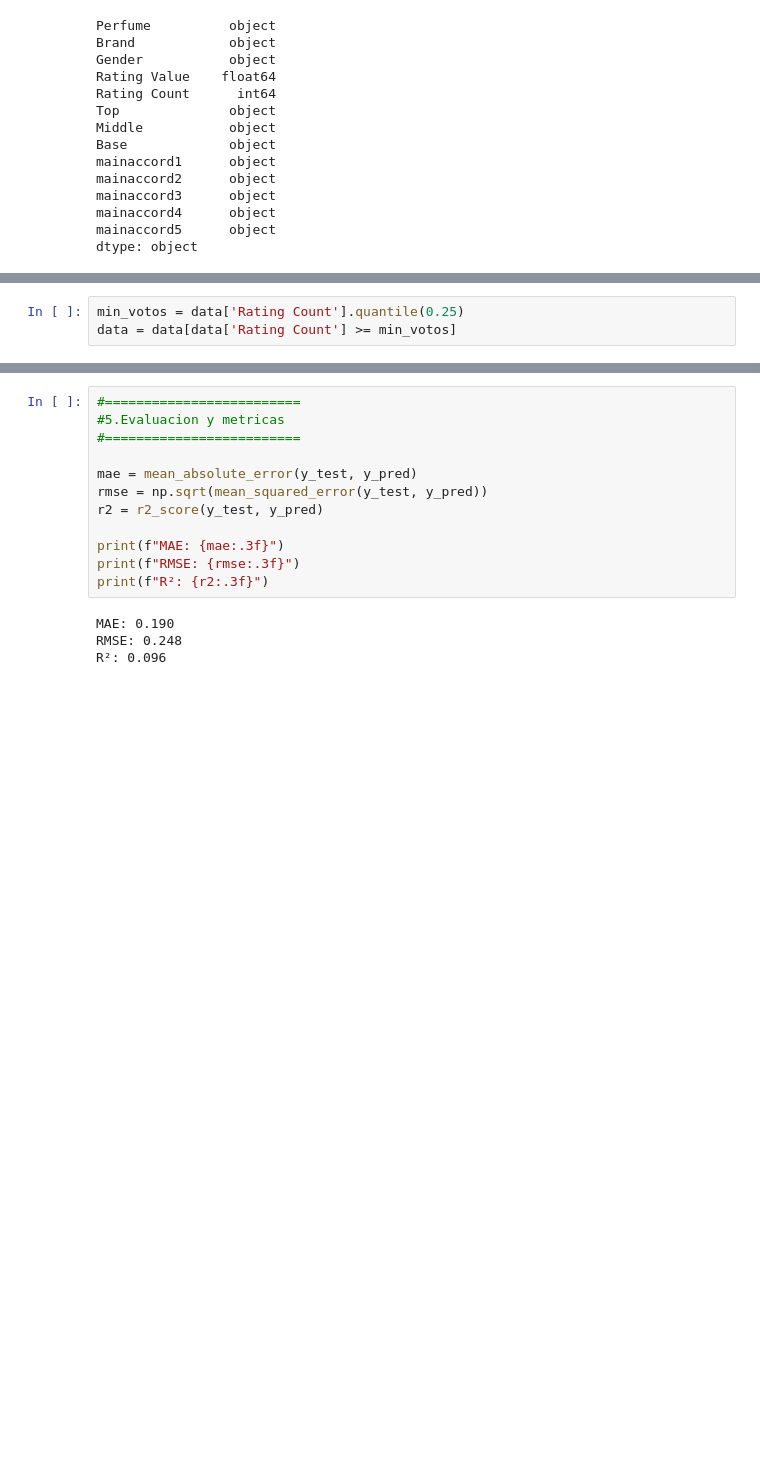
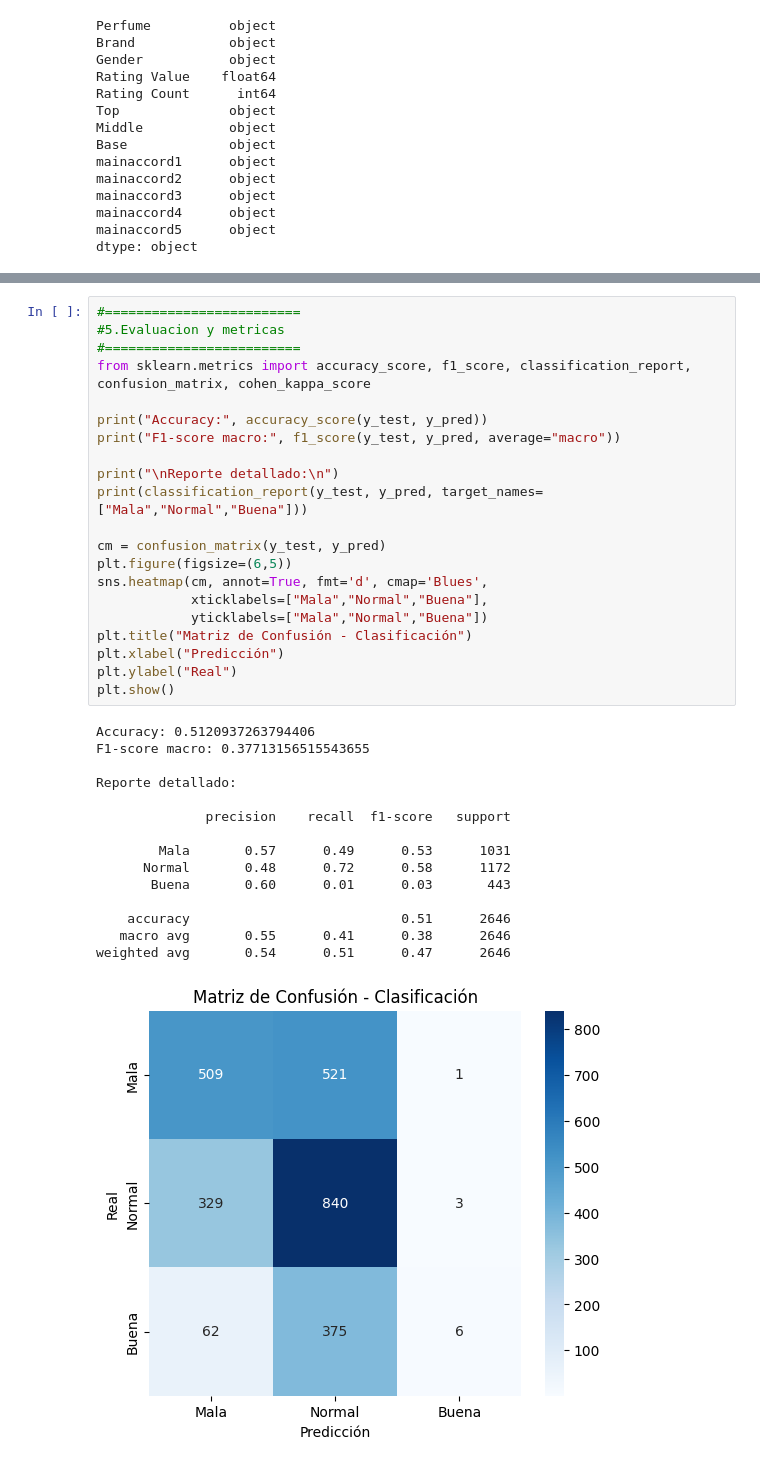
Before and after one commit to Byfiru/PerfumeriaIA, a Jupyter notebook: perfumeria.ipynb, the cells around one changed output, grey strips where cells are left out. Saved outputs shown, nothing was run; the diff lists cells and outputs as text; blank space fills up the shorter version.

```diff
--- a/perfumeria.ipynb
+++ b/perfumeria.ipynb
@@ -150,3 +151,0 @@ La cantidad de votantes promedio, varia considerablemente, por lo que se decidir
-# %%
-min_votos = data['Rating Count'].quantile(0.25)
-data = data[data['Rating Count'] >= min_votos]
@@ -210,19 +249,40 @@ y_pred = model.predict(X_test)
 # %%
 #=========================
 #5.Evaluacion y metricas
 #=========================
+from sklearn.metrics import accuracy_score, f1_score, classification_report, confusion_matrix, cohen_kappa_score
 
-mae = mean_absolute_error(y_test, y_pred)
-rmse = np.sqrt(mean_squared_error(y_test, y_pred))
-r2 = r2_score(y_test, y_pred)
+print("Accuracy:", accuracy_score(y_test, y_pred))
+print("F1-score macro:", f1_score(y_test, y_pred, average="macro"))
 
-print(f"MAE: {mae:.3f}")
-print(f"RMSE: {rmse:.3f}")
-print(f"R²: {r2:.3f}")
+print("\nReporte detallado:\n")
+print(classification_report(y_test, y_pred, target_names=["Mala","Normal","Buena"]))
+
+cm = confusion_matrix(y_test, y_pred)
+plt.figure(figsize=(6,5))
+sns.heatmap(cm, annot=True, fmt='d', cmap='Blues',
+            xticklabels=["Mala","Normal","Buena"],
+            yticklabels=["Mala","Normal","Buena"])
+plt.title("Matriz de Confusión - Clasificación")
+plt.xlabel("Predicción")
+plt.ylabel("Real")
+plt.show()
 # %% [output]
-MAE: 0.190
-RMSE: 0.248
-R²: 0.096
+Accuracy: 0.5120937263794406
+F1-score macro: 0.37713156515543655
+
+Reporte detallado:
+
+              precision    recall  f1-score   support
+
+        Mala       0.57      0.49      0.53      1031
+      Normal       0.48      0.72      0.58      1172
+       Buena       0.60      0.01      0.03       443
+
+    accuracy                           0.51      2646
+   macro avg       0.55      0.41      0.38      2646
+weighted avg       0.54      0.51      0.47      2646
+[figure, added]
 # %%
 #==================================
 #6. Analisis y visualizacion de notas
```
Also changed, not shown: parts of 12 cells of this notebook.
